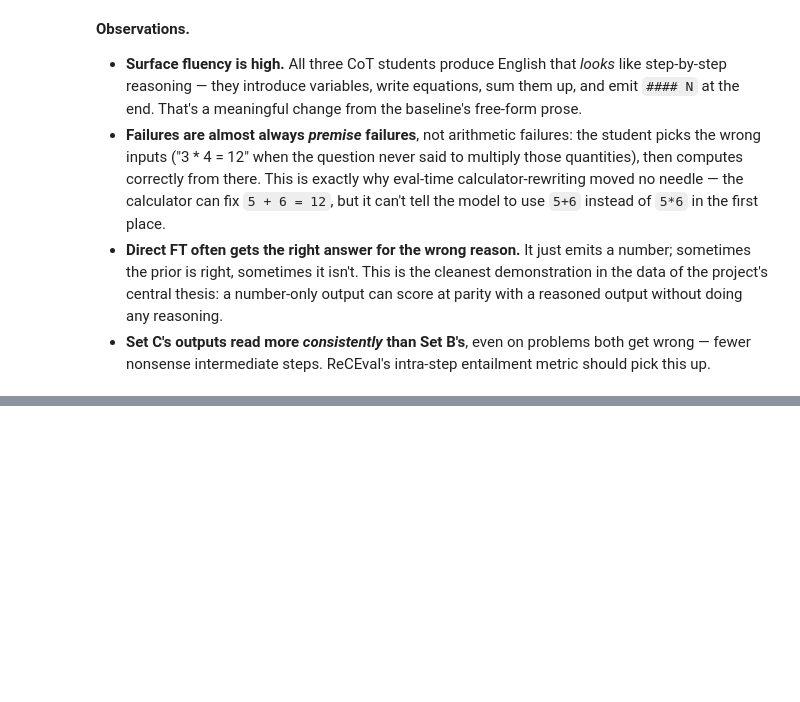
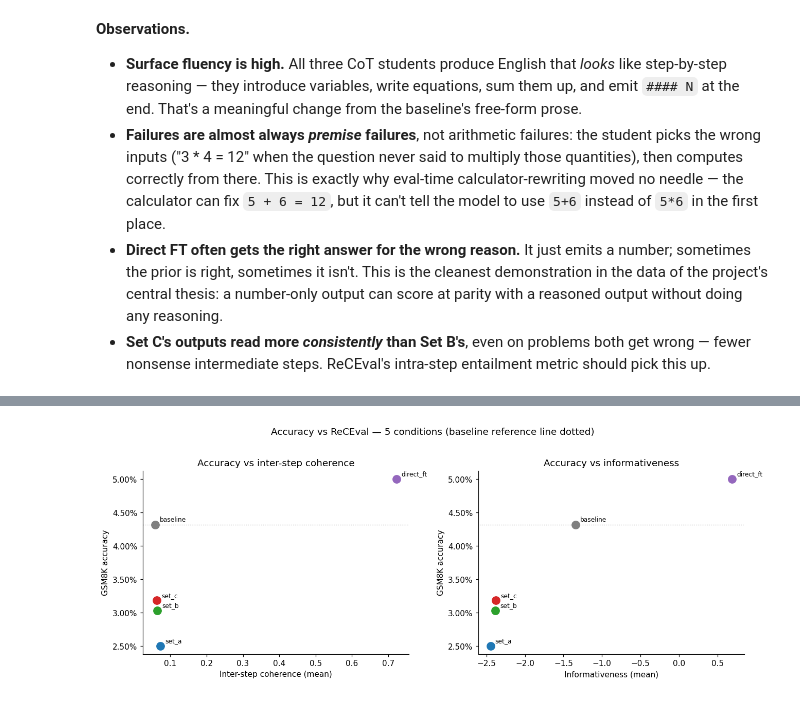
Before and after one commit to rihembenabdallah18/COT_lab, a Jupyter notebook: notebooks/results.ipynb, the cells around one changed output, grey strips where cells are left out. Cells and saved outputs as stored; diff of their text form; code cells hidden in the pictures; blank space fills up the shorter version.

```diff
--- a/notebooks/results.ipynb
+++ b/notebooks/results.ipynb
@@ -412,0 +555,28 @@ GOLD: 35.0
+# %%
+# Scatter: accuracy vs inter-step coherence and informativeness
+acc_lookup = {r["condition"]: r["accuracy"] for r in rows}
+
+fig, axes = plt.subplots(1, 2, figsize=(12, 4.5))
+
+for ax, (x_col, xlabel) in zip(axes, [
+    ("inter_mean", "Inter-step coherence (mean)"),
+    ("info_mean",  "Informativeness (mean)"),
+]):
+    for c in CONDS:
+        xv = re_lookup.loc[c, x_col]
+        yv = acc_lookup[c]
+        ax.scatter(xv, yv, color=PALETTE[c], s=100, zorder=5)
+        ax.annotate(c.replace("student_", ""), (xv, yv),
+                    textcoords="offset points", xytext=(6, 4), fontsize=8)
+    ax.set_xlabel(xlabel)
+    ax.set_ylabel("GSM8K accuracy")
+    ax.yaxis.set_major_formatter(plt.matplotlib.ticker.PercentFormatter(1.0))
+    ax.axhline(acc_lookup["baseline"], ls=":", color="#999", linewidth=0.9, alpha=0.7)
+
+axes[0].set_title("Accuracy vs inter-step coherence")
+axes[1].set_title("Accuracy vs informativeness")
+fig.suptitle("Accuracy vs ReCEval — 5 conditions (baseline reference line dotted)", y=1.02)
+plt.tight_layout()
+plt.show()
+# %% [output]
+[figure, added]
```
Also changed, not shown: parts of 9 cells of this notebook.
